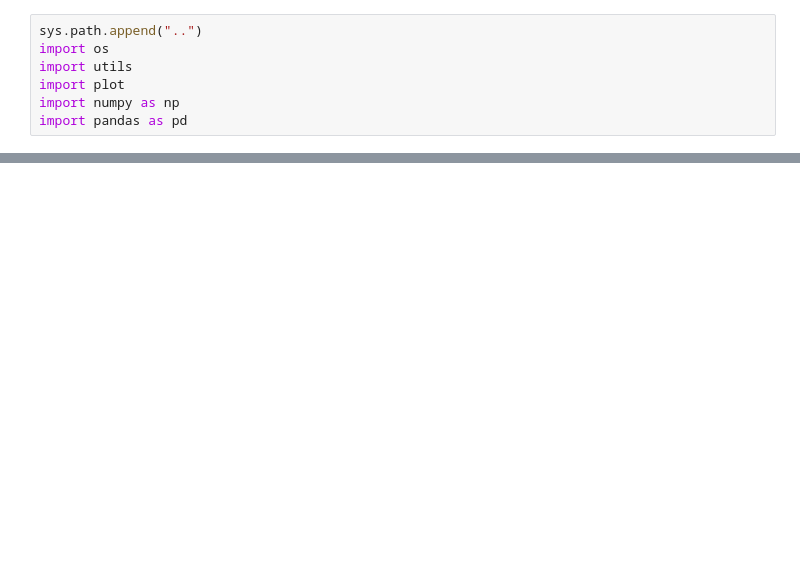
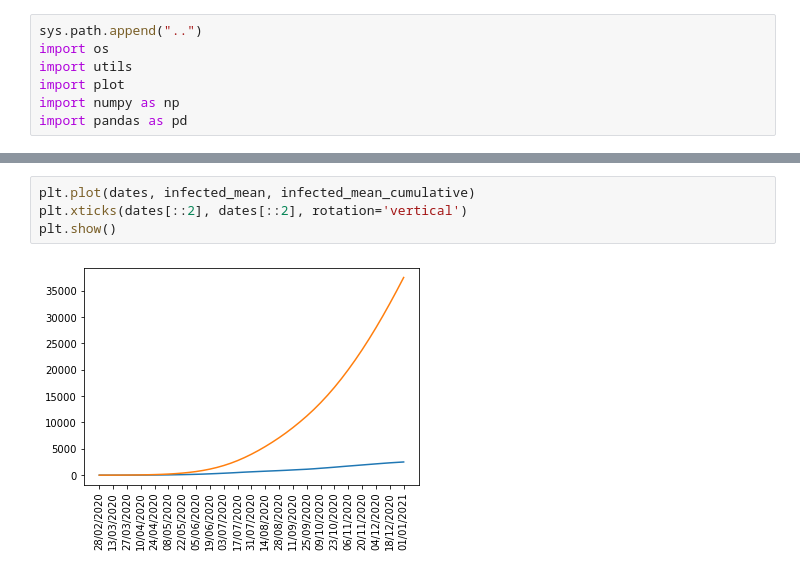
Before and after one commit to bendiknordeng/Epidemiologic-Strategies, a Jupyter notebook: notebooks/read_simulations_output.ipynb, the cells around one changed output, grey strips where cells are left out. Saved outputs shown, nothing was run; the diff lists cells and outputs as text; blank space fills up the shorter version.

```diff
--- a/notebooks/read_simulations_output.ipynb
+++ b/notebooks/read_simulations_output.ipynb
@@ -21,0 +66,6 @@ R_effs = utils.read_pickle(mdp_reffs_path)
+# %%
+plt.plot(dates, infected_mean, infected_mean_cumulative)
+plt.xticks(dates[::2], dates[::2], rotation='vertical')
+plt.show()
+# %% [output]
+[figure, added]
```
Also changed, not shown: parts of 9 cells of this notebook, 3 other files.
